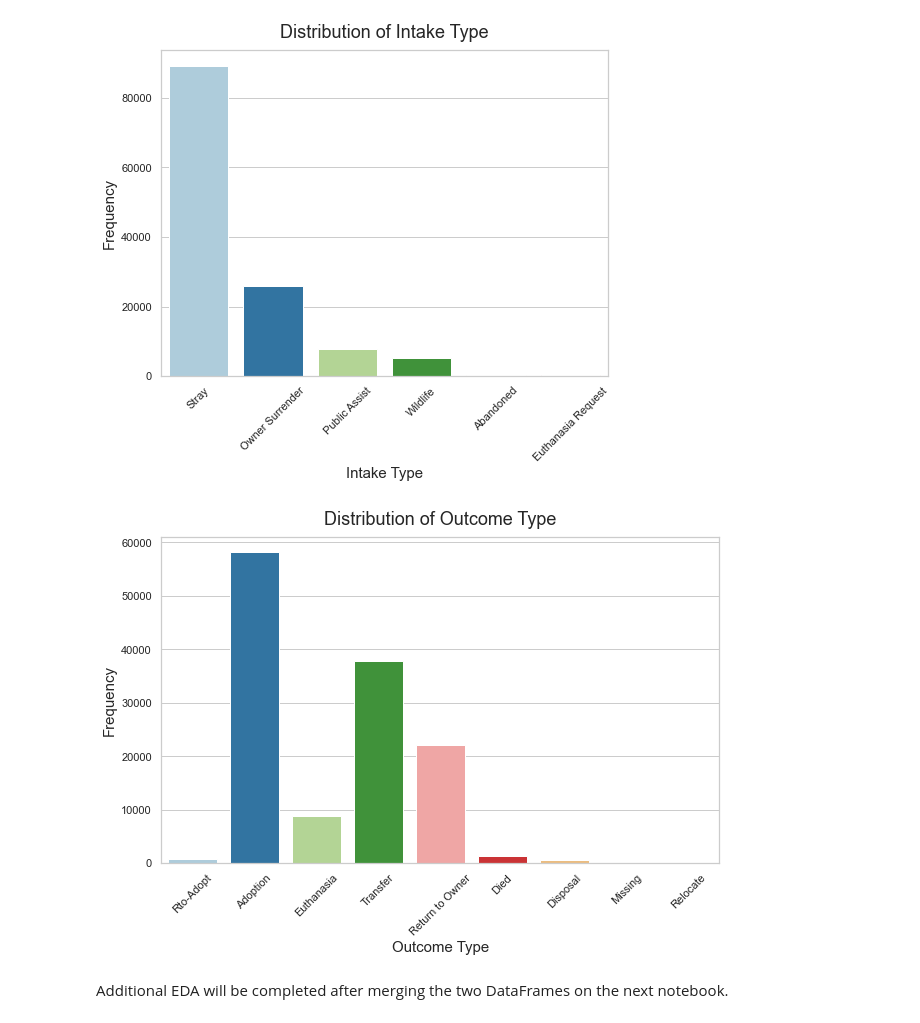
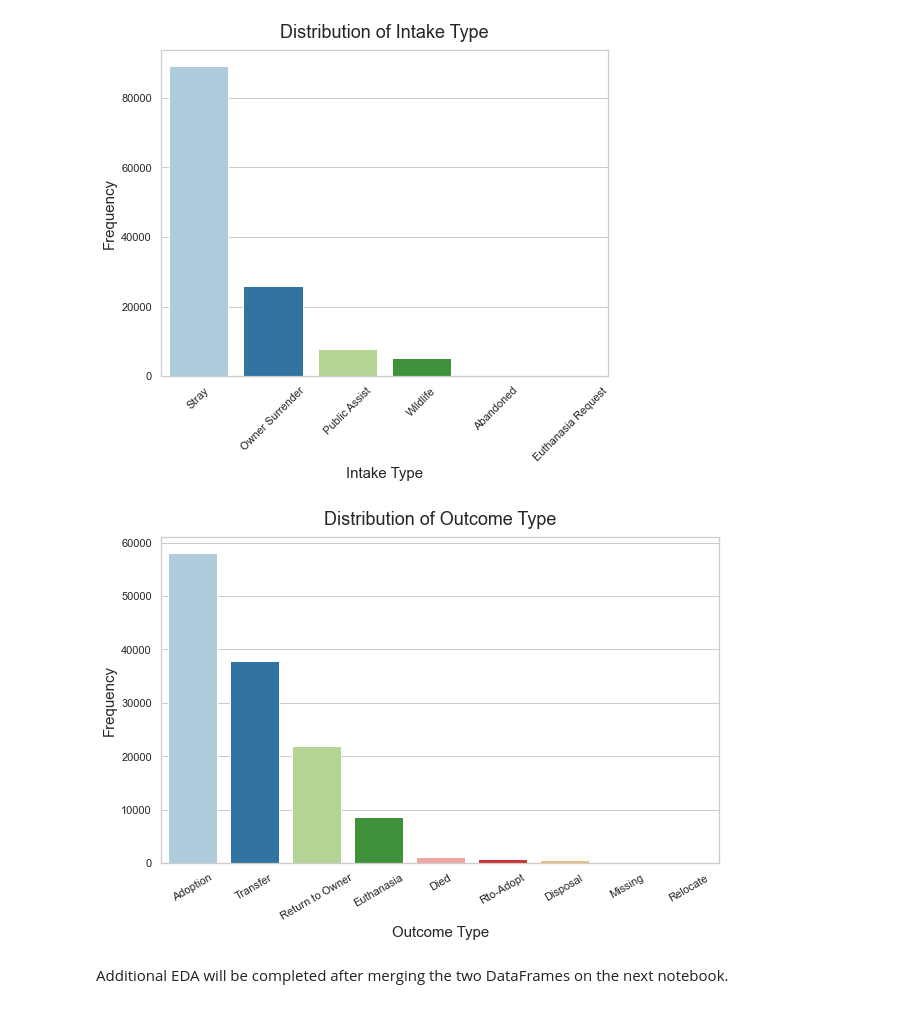
Before and after one commit to bpberry0324/animal_shelter_outcomes, a Jupyter notebook: appendices/appendix_01_preprocessing/02_initial_eda.ipynb, the cells around one changed output. Saved outputs shown, nothing was run; the diff lists cells and outputs as text; code cells hidden in the pictures.

```diff
--- a/appendices/appendix_01_preprocessing/02_initial_eda.ipynb
+++ b/appendices/appendix_01_preprocessing/02_initial_eda.ipynb
@@ -434,13 +434,15 @@ plt.ylabel("Frequency",fontsize = 15);
 # %%
 plt.figure(figsize = (10, 6))
 sns.countplot(x=outcomes['outcome_type'],
               data=outcomes,
-              palette="Paired")
+              palette="Paired",
+             order = ['Adoption', 'Transfer', 'Return to Owner', 'Euthanasia', 'Died',
+                      'Rto-Adopt', 'Disposal', 'Missing', 'Relocate'])
 plt.title('Distribution of Outcome Type', fontsize = 18, pad = 12)
 plt.xlabel("Outcome Type", fontsize = 15)
-plt.xticks(rotation=45)
+plt.xticks(rotation=30)
 plt.ylabel("Frequency",fontsize = 15);
 # %% [output]
-[figure, old version]
+[figure, new version]
 # %% [markdown]
 Additional EDA will be completed after merging the two DataFrames on the next notebook.
```
Also changed, not shown: parts of 1 cell of this notebook, 3 other files.
